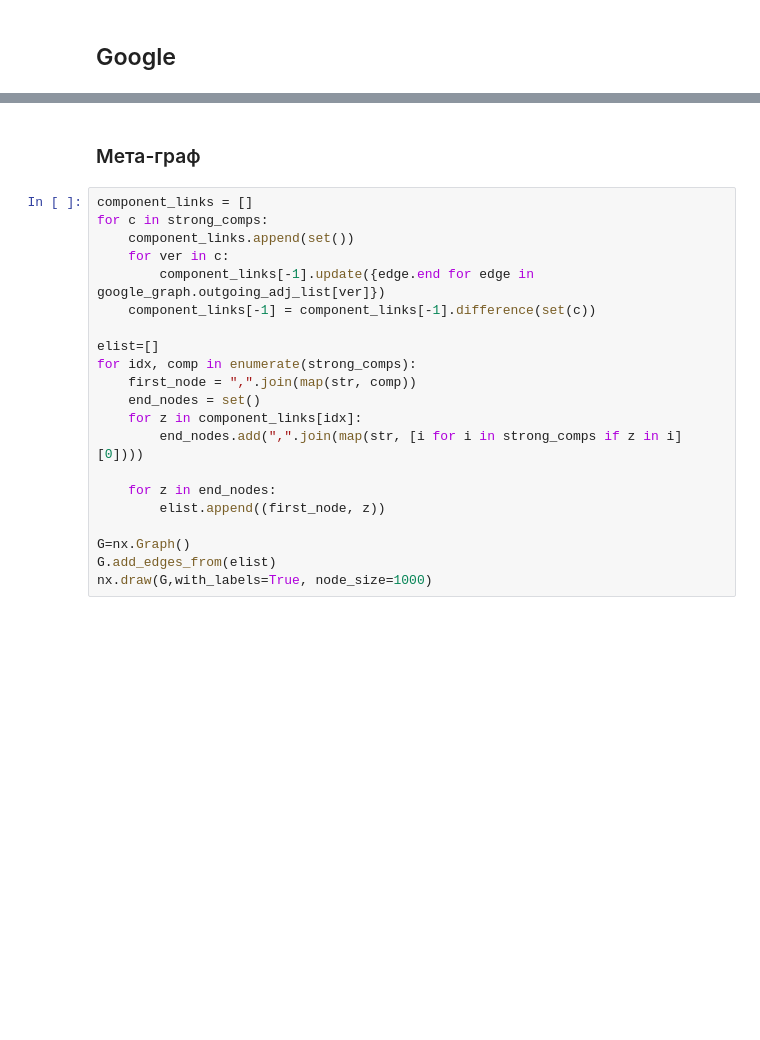
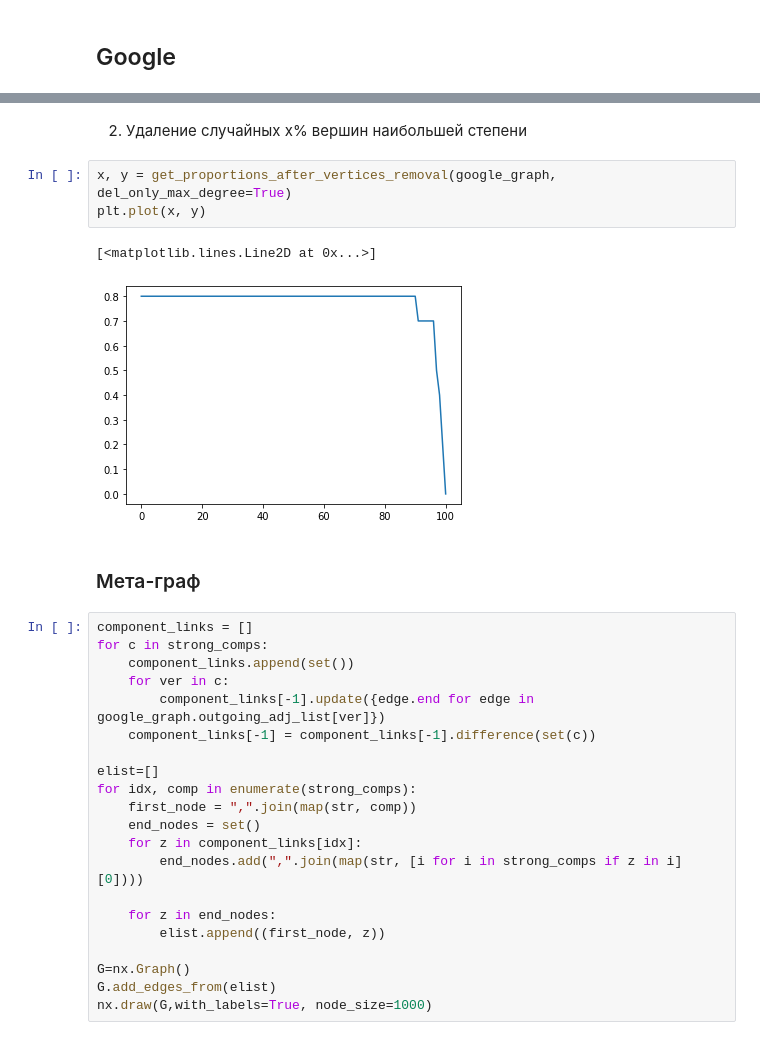
Before and after one commit to Kiruha01/graphs, a Jupyter notebook: Untitled.ipynb, the cells around one changed output, grey strips where cells are left out. Saved outputs shown, nothing was run; the diff lists cells and outputs as text; blank space fills up the shorter version.

```diff
--- a/Untitled.ipynb
+++ b/Untitled.ipynb
@@ -96,3 +142,11 @@ plt.step(x, y, where='post')
+# %% [markdown]
+2. Удаление случайных x% вершин наибольшей степени
+# %%
+x, y = get_proportions_after_vertices_removal(google_graph, del_only_max_degree=True)
+plt.plot(x, y)
+# %% [output]
+[<matplotlib.lines.Line2D at 0x...>]
+[figure, added]
 # %% [markdown]
 ### Мета-граф
 # %%
```
Also changed, not shown: parts of 33 cells of this notebook, 3 other files.
